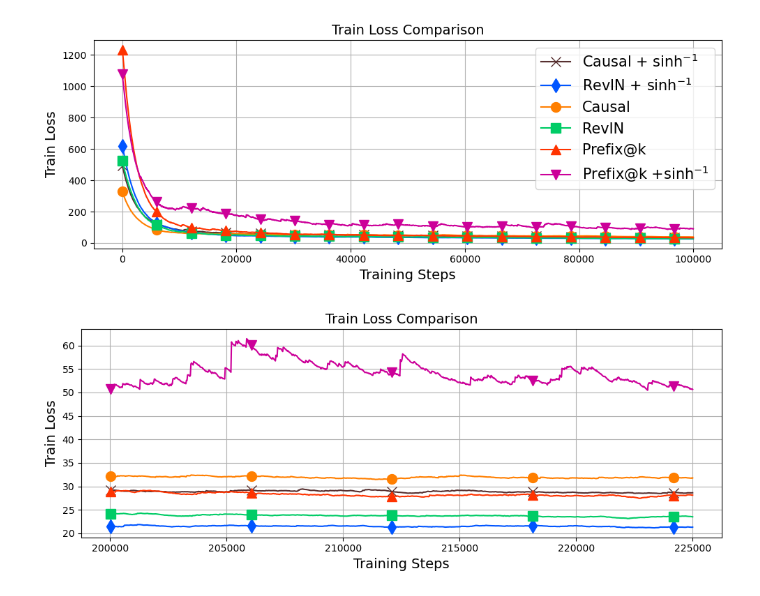
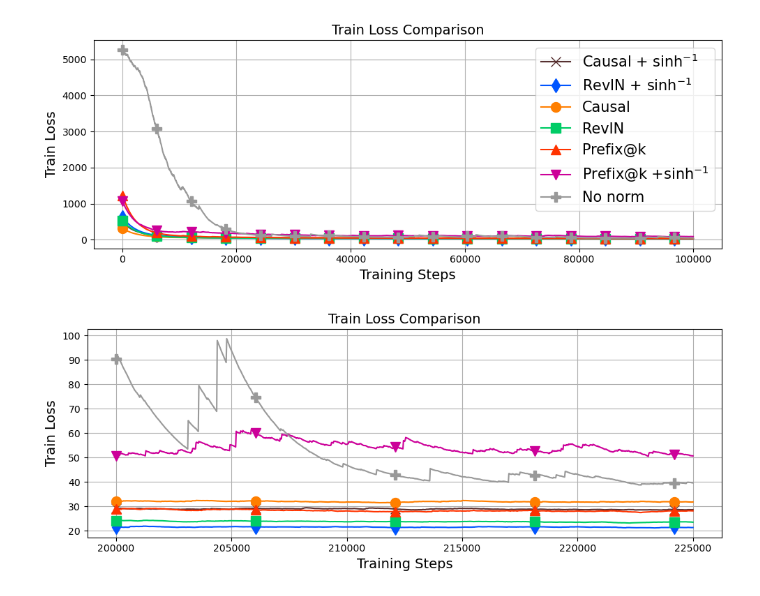
Before and after one commit to vilhess/normalizer, a Jupyter notebook: notebooks/training_loss.ipynb, the cells around one changed output. Saved outputs shown, nothing was run; the diff lists cells and outputs as text; code cells hidden in the pictures.

```diff
--- a/notebooks/training_loss.ipynb
+++ b/notebooks/training_loss.ipynb
@@ -3,7 +3,7 @@ import numpy as np
 import pandas as pd
 import matplotlib.pyplot as plt
 
-PLOT_NO_NORM = False
+PLOT_NO_NORM = True
 # %%
 df = pd.read_csv('../training_losses/sinh_causal/wandb_export_2025-12-03T14_20_48.286+01_00.csv')
 train_loss_asinh_causal = df["100H_causal_sinh - train_loss"].values
@@ -136,10 +136,13 @@ plt.title('Train Loss Comparison', fontsize=14)
 plt.legend(fontsize=15)
 plt.grid()
 plt.tight_layout()
-#plt.savefig('figures/trainloss/train_loss_comparison_all2.pdf', format='pdf', dpi=300)
+if PLOT_NO_NORM:
+    plt.savefig('figures/trainloss/train_loss_comparison_all2_with_nonorm.pdf', format='pdf', dpi=300)
+else:
+    plt.savefig('figures/trainloss/train_loss_comparison_all2.pdf', format='pdf', dpi=300)
 plt.show()
 # %% [output]
-[figure, old version]
+[figure, new version]
 # %%
 len_asinh_causal = len(train_loss_asinh_causal)
 len_asinh_no_causal = len(train_loss_asinh_no_causal)
@@ -181,32 +184,35 @@ train_loss_no_sinh_prefix_s = ema(train_loss_no_sinh_prefix_resampled)
 train_loss_asinh_prefix_s = ema(train_loss_asinh_prefix_resampled)
 train_loss_norevin_s = ema(train_loss_norevin_resampled)
 
 plt.figure(figsize=(10, 4))
 
 new_x = np.linspace(0, 225000, len(train_loss_asinh_causal_s))
 
 START = 200_000
 END = 225_000
 
 start_index = int(START / 225_000 * len(new_x))
 end_index = int(END / 225_000 * len(new_x))
 
 plt.plot(new_x[start_index:end_index], train_loss_asinh_causal_s[start_index:end_index], label=r"Causal + $\sinh^{-1}$", color=dic_model_colors["Causal RevIN + asinh"], marker=dic_model_markers["Causal RevIN + asinh"], markevery=250, markersize=10)
 plt.plot(new_x[start_index:end_index], train_loss_asinh_no_causal_s[start_index:end_index], label=r"RevIN + $\sinh^{-1}$", color=dic_model_colors["RevIN + asinh"], marker=dic_model_markers["RevIN + asinh"], markevery=250, markersize=10)
 plt.plot(new_x[start_index:end_index], train_loss_no_sinh_causal_s[start_index:end_index], label='Causal', color=dic_model_colors["Causal RevIN"], marker=dic_model_markers["Causal RevIN"], markevery=250, markersize=10)
 plt.plot(new_x[start_index:end_index], train_loss_no_sinh_no_causal_s[start_index:end_index], label='RevIN', color=dic_model_colors["RevIN"], marker=dic_model_markers["RevIN"], markevery=250, markersize=10)
 plt.plot(new_x[start_index:end_index], train_loss_no_sinh_prefix_s[start_index:end_index], label='Prefix@k', color=dic_model_colors["Prefix RevIN"], marker=dic_model_markers["Prefix RevIN"], markevery=250, markersize=10)
 plt.plot(new_x[start_index:end_index], train_loss_asinh_prefix_s[start_index:end_index], label=r"RevIN + $\sinh^{-1}$", color=dic_model_colors["Prefix RevIN + asinh"], marker=dic_model_markers["Prefix RevIN + asinh"], markevery=250, markersize=10)
 if PLOT_NO_NORM:
     plt.plot(new_x[start_index:end_index], train_loss_norevin_s[start_index:end_index], label='No norm', color=dic_model_colors["No RevIN"], marker=dic_model_markers["No RevIN"], markevery=250, markersize=10)
 
 plt.xlabel('Training Steps', fontsize=14)
 plt.ylabel('Train Loss', fontsize=14)
 plt.title('Train Loss Comparison', fontsize=14)
 #plt.legend(fontsize=12)
 plt.grid()
 plt.tight_layout()
-#plt.savefig('figures/trainloss/train_loss_comparison_end2.pdf', format='pdf', dpi=300)
+if PLOT_NO_NORM:
+     plt.savefig('figures/trainloss/train_loss_comparison_end2_with_nonorm.pdf', format='pdf', dpi=300)
+else:
+    plt.savefig('figures/trainloss/train_loss_comparison_end2.pdf', format='pdf', dpi=300)
 plt.show()
 # %% [output]
-[figure, old version]
+[figure, new version]
```
Also changed, not shown: 2 other files.
